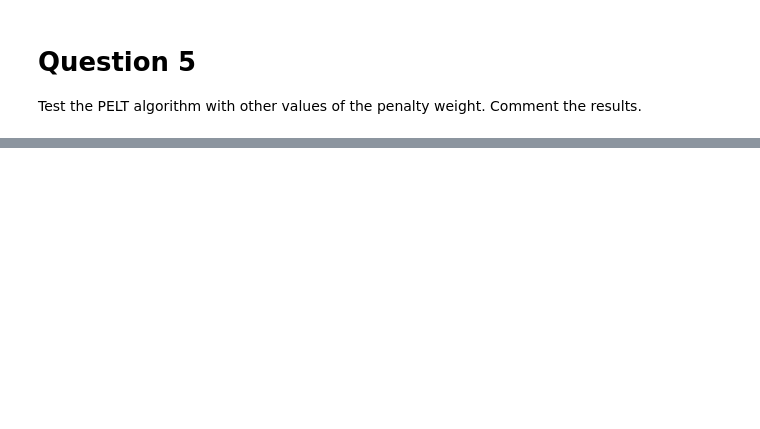
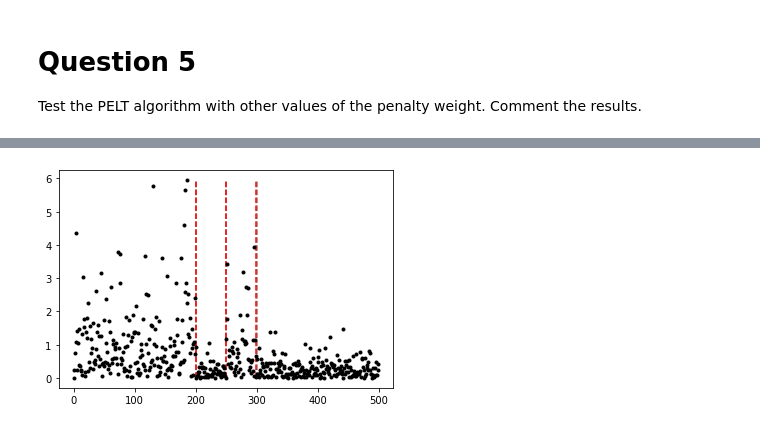
Before and after one commit to LazaroDGM/change-point-optative, a Jupyter notebook: changepoint.ipynb, the cells around one changed output, grey strips where cells are left out. Cells and saved outputs as stored; diff of their text form; code cells hidden in the pictures; blank space fills up the shorter version.

```diff
--- a/changepoint.ipynb
+++ b/changepoint.ipynb
@@ -293,0 +309,4 @@ plot_time_series(time_series, change_points, approx_change_points_PELT_2)
+# %%
+plot_time_series(time_series, change_points, approx_change_points_PELT_bic)
+# %% [output]
+[figure, added]
```
Also changed, not shown: parts of 12 cells of this notebook.
